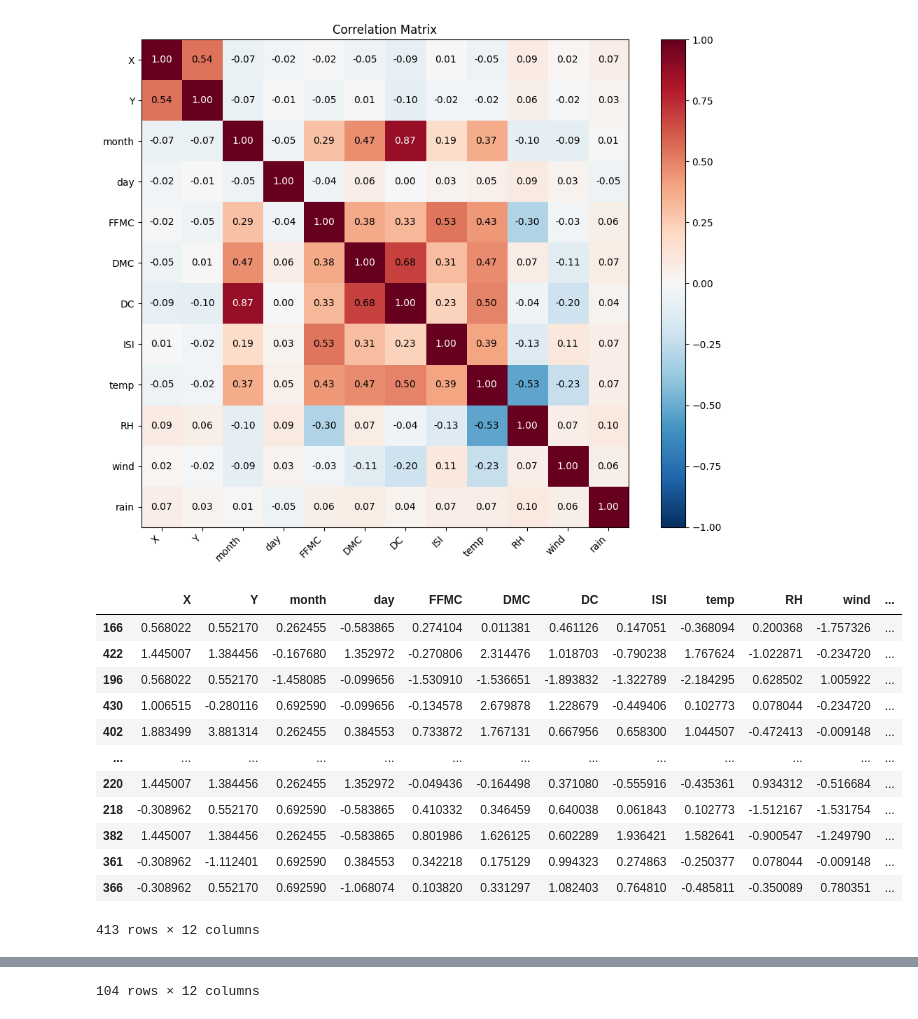
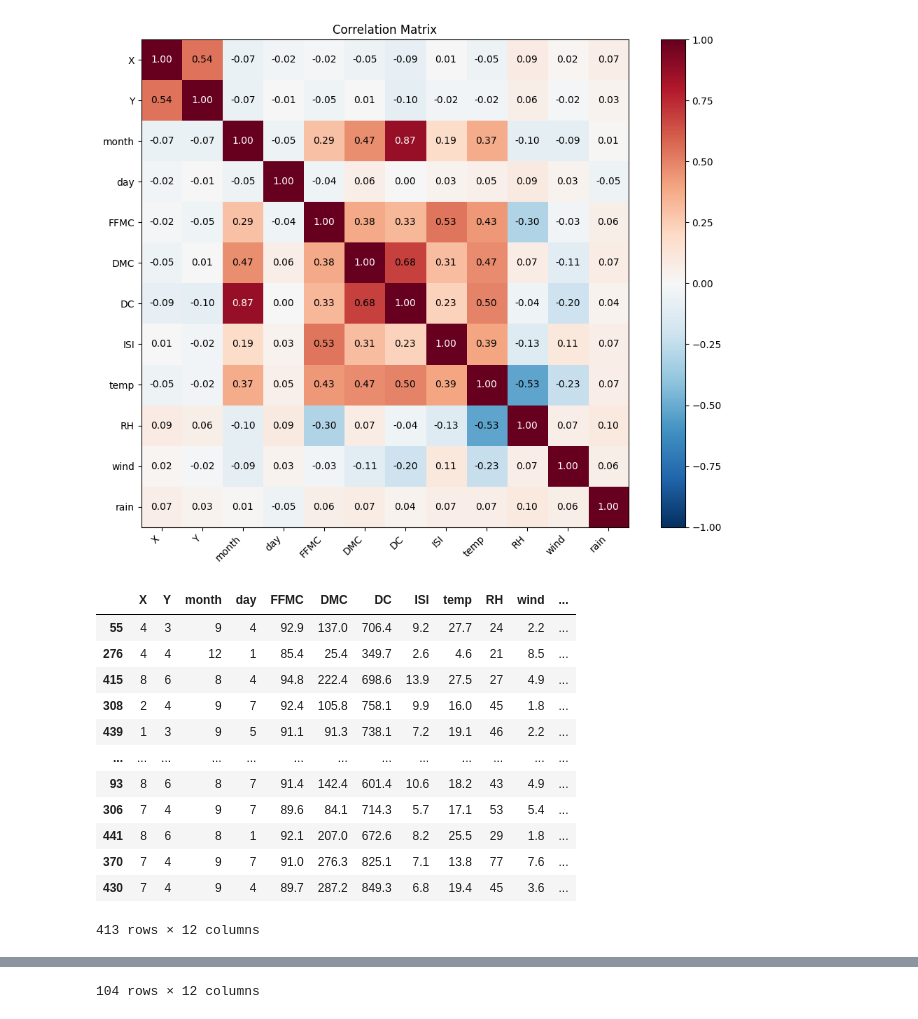
Before and after one commit to imivi/ml-examples, a Jupyter notebook: docs/hurdle_forestfires.ipynb, the cells around one changed output, grey strips where cells are left out. Drawn from its saved outputs; the diff is of its cells as text; code cells hidden in the pictures.

```diff
--- a/docs/hurdle_forestfires.ipynb
+++ b/docs/hurdle_forestfires.ipynb
@@ -202,30 +202,31 @@ show_correlation_matrix(X_encoded)
 # %%
 # Split dataset
 
 from sklearn.model_selection import train_test_split
 X_train, X_test, y_train, y_test = train_test_split(X_encoded, y, test_size=0.2)
 
 
 # Scale X data
+# (not required for RandomForest)
 
-from sklearn.preprocessing import StandardScaler
-scaler = StandardScaler().set_output(transform="pandas")
-X_train = scaler.fit_transform(X_train)
-X_test = scaler.transform(X_test)
+# from sklearn.preprocessing import StandardScaler
+# scaler = StandardScaler().set_output(transform="pandas")
+# X_train = scaler.fit_transform(X_train)
+# X_test = scaler.transform(X_test)
 
 display(X_train, X_test)
 # %% [output]
 |  | X | Y | month | day | FFMC | DMC | DC | ISI | temp | RH | wind | ... |
-| 166 | 0.568022 | 0.552170 | 0.262455 | -0.583865 | 0.274104 | 0.011381 | 0.461126 | 0.147051 | -0.368094 | 0.200368 | -1.757326 | ... |
-| 422 | 1.445007 | 1.384456 | -0.167680 | 1.352972 | -0.270806 | 2.314476 | 1.018703 | -0.790238 | 1.767624 | -1.022871 | -0.234720 | ... |
-| 196 | 0.568022 | 0.552170 | -1.458085 | -0.099656 | -1.530910 | -1.536651 | -1.893832 | -1.322789 | -2.184295 | 0.628502 | 1.005922 | ... |
-| 430 | 1.006515 | -0.280116 | 0.692590 | -0.099656 | -0.134578 | 2.679878 | 1.228679 | -0.449406 | 0.102773 | 0.078044 | -0.234720 | ... |
-| 402 | 1.883499 | 3.881314 | 0.262455 | 0.384553 | 0.733872 | 1.767131 | 0.667956 | 0.658300 | 1.044507 | -0.472413 | -0.009148 | ... |
+| 55 | 4 | 3 | 9 | 4 | 92.9 | 137.0 | 706.4 | 9.2 | 27.7 | 24 | 2.2 | ... |
+| 276 | 4 | 4 | 12 | 1 | 85.4 | 25.4 | 349.7 | 2.6 | 4.6 | 21 | 8.5 | ... |
+| 415 | 8 | 6 | 8 | 4 | 94.8 | 222.4 | 698.6 | 13.9 | 27.5 | 27 | 4.9 | ... |
+| 308 | 2 | 4 | 9 | 7 | 92.4 | 105.8 | 758.1 | 9.9 | 16.0 | 45 | 1.8 | ... |
+| 439 | 1 | 3 | 9 | 5 | 91.1 | 91.3 | 738.1 | 7.2 | 19.1 | 46 | 2.2 | ... |
 | ... | ... | ... | ... | ... | ... | ... | ... | ... | ... | ... | ... | ... |
-| 220 | 1.445007 | 1.384456 | 0.262455 | 1.352972 | -0.049436 | -0.164498 | 0.371080 | -0.555916 | -0.435361 | 0.934312 | -0.516684 | ... |
-| 218 | -0.308962 | 0.552170 | 0.692590 | -0.583865 | 0.410332 | 0.346459 | 0.640038 | 0.061843 | 0.102773 | -1.512167 | -1.531754 | ... |
-| 382 | 1.445007 | 1.384456 | 0.262455 | -0.583865 | 0.801986 | 1.626125 | 0.602289 | 1.936421 | 1.582641 | -0.900547 | -1.249790 | ... |
-| 361 | -0.308962 | -1.112401 | 0.692590 | 0.384553 | 0.342218 | 0.175129 | 0.994323 | 0.274863 | -0.250377 | 0.078044 | -0.009148 | ... |
-| 366 | -0.308962 | 0.552170 | 0.692590 | -1.068074 | 0.103820 | 0.331297 | 1.082403 | 0.764810 | -0.485811 | -0.350089 | 0.780351 | ... |
+| 93 | 8 | 6 | 8 | 7 | 91.4 | 142.4 | 601.4 | 10.6 | 18.2 | 43 | 4.9 | ... |
+| 306 | 7 | 4 | 9 | 7 | 89.6 | 84.1 | 714.3 | 5.7 | 17.1 | 53 | 5.4 | ... |
+| 441 | 8 | 6 | 8 | 1 | 92.1 | 207.0 | 672.6 | 8.2 | 25.5 | 29 | 1.8 | ... |
+| 370 | 7 | 4 | 9 | 7 | 91.0 | 276.3 | 825.1 | 7.1 | 13.8 | 77 | 7.6 | ... |
+| 430 | 7 | 4 | 9 | 4 | 89.7 | 287.2 | 849.3 | 6.8 | 19.4 | 45 | 3.6 | ... |
 413 rows × 12 columns
 |  | X | Y | month | day | FFMC | DMC | DC | ISI | temp | RH | wind | ... |
```
Also changed, not shown: parts of 23 cells of this notebook, 3 other files.
